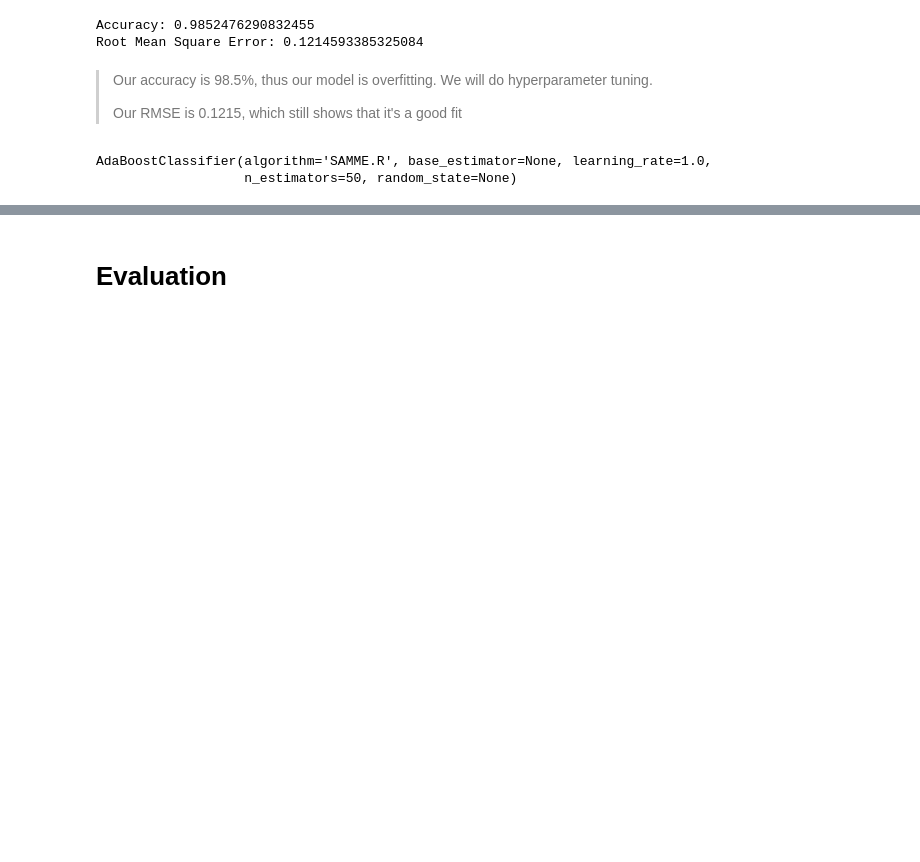
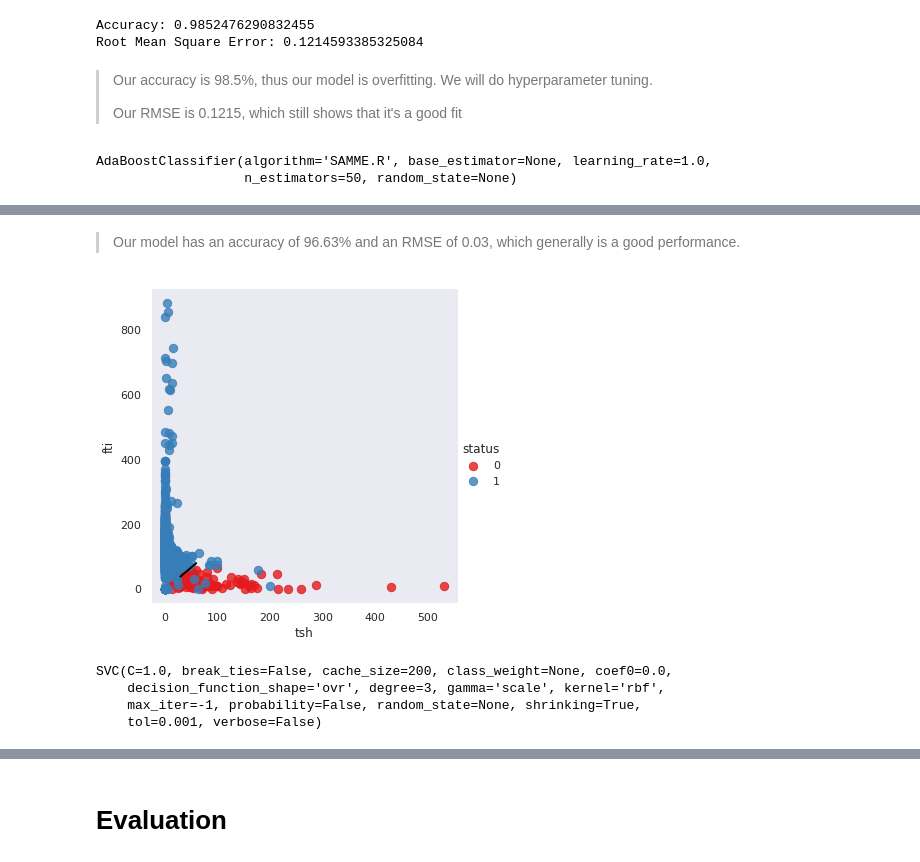
Before and after one commit to beatricekiplagat/Hypothyroidism-Prediction, a Jupyter notebook: Hypothyroidism_Prediction.ipynb, the cells around one changed output, grey strips where cells are left out. Saved outputs shown, nothing was run; the diff lists cells and outputs as text; code cells hidden in the pictures; blank space fills up the shorter version.

```diff
--- a/Hypothyroidism_Prediction.ipynb
+++ b/Hypothyroidism_Prediction.ipynb
@@ -1155,0 +1203,27 @@ important_feat
+# %% [markdown]
+> Our model has an accuracy of 96.63% and an RMSE of 0.03, which generally is a good performance.
+# %%
+# Get the separating hyperplane
+#
+w = model.coef_[0] #get the first coefficient of our model
+a = -w[0] / w[1]
+# Get the x values of our hyperplane. We achieve this by creating a range numbers from the largest number of the butter vlaues and the smallest number of the butter values.
+xx = np.linspace(30, 60)
+yy = a * xx - (model.intercept_[0]) / w[1]
+import seaborn as sns
+import matplotlib.pyplot as plt
+
+# Plot the hyperplane
+sns.lmplot('tsh', 'fti', data=df, hue='status', palette='Set1', fit_reg=False, scatter_kws={"s": 70})
+plt.plot(xx, yy, linewidth=2, color='black');
+# %% [output]
+[figure, added]
+# %%
+# Checking the parameters to tune in the Support Vector Machine models.
+#
+SVC()
+# %% [output]
+SVC(C=1.0, break_ties=False, cache_size=200, class_weight=None, coef0=0.0,
+    decision_function_shape='ovr', degree=3, gamma='scale', kernel='rbf',
+    max_iter=-1, probability=False, random_state=None, shrinking=True,
+    tol=0.001, verbose=False)
```
Also changed, not shown: parts of 35 cells of this notebook.
